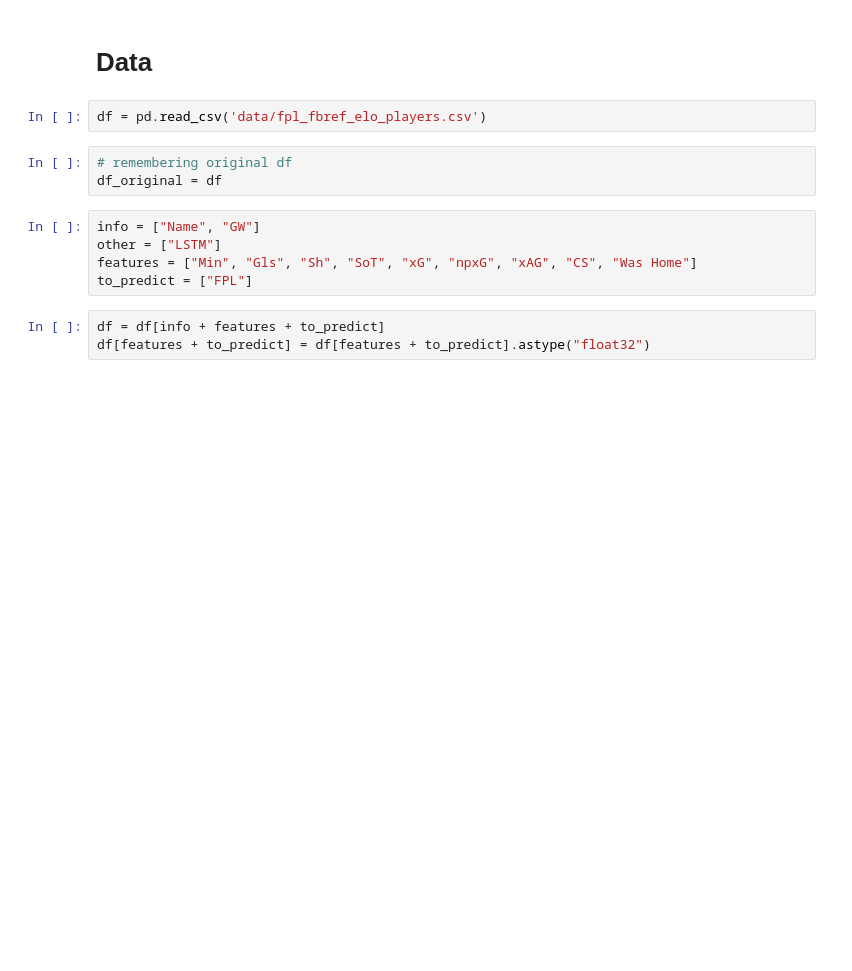
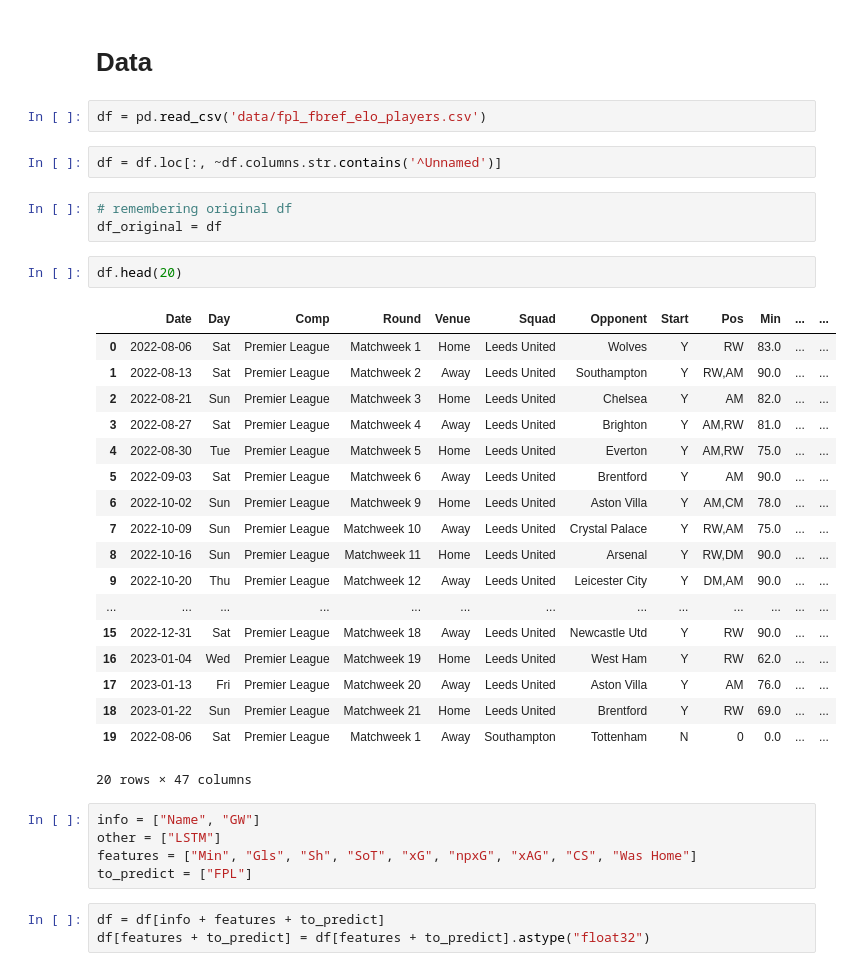
Before and after one commit to Fran3x/FPL_Model, a Jupyter notebook: notebooks/LSTM_test.ipynb, the cells around one changed output. Saved outputs shown, nothing was run; the diff lists cells and outputs as text; blank space fills up the shorter version.

```diff
--- a/notebooks/LSTM_test.ipynb
+++ b/notebooks/LSTM_test.ipynb
@@ -40,9 +43,32 @@ set_all_seeds(42)
 # Data
 # %%
 df = pd.read_csv('data/fpl_fbref_elo_players.csv')
+# %%
+df = df.loc[:, ~df.columns.str.contains('^Unnamed')]
 # %%
 # remembering original df
 df_original = df
+# %%
+df.head(20)
+# %% [output]
+|  | Date | Day | Comp | Round | Venue | Squad | Opponent | Start | Pos | Min | ... | ... |
+| 0 | 2022-08-06 | Sat | Premier League | Matchweek 1 | Home | Leeds United | Wolves | Y | RW | 83.0 | ... | ... |
+| 1 | 2022-08-13 | Sat | Premier League | Matchweek 2 | Away | Leeds United | Southampton | Y | RW,AM | 90.0 | ... | ... |
+| 2 | 2022-08-21 | Sun | Premier League | Matchweek 3 | Home | Leeds United | Chelsea | Y | AM | 82.0 | ... | ... |
+| 3 | 2022-08-27 | Sat | Premier League | Matchweek 4 | Away | Leeds United | Brighton | Y | AM,RW | 81.0 | ... | ... |
+| 4 | 2022-08-30 | Tue | Premier League | Matchweek 5 | Home | Leeds United | Everton | Y | AM,RW | 75.0 | ... | ... |
+| 5 | 2022-09-03 | Sat | Premier League | Matchweek 6 | Away | Leeds United | Brentford | Y | AM | 90.0 | ... | ... |
+| 6 | 2022-10-02 | Sun | Premier League | Matchweek 9 | Home | Leeds United | Aston Villa | Y | AM,CM | 78.0 | ... | ... |
+| 7 | 2022-10-09 | Sun | Premier League | Matchweek 10 | Away | Leeds United | Crystal Palace | Y | RW,AM | 75.0 | ... | ... |
+| 8 | 2022-10-16 | Sun | Premier League | Matchweek 11 | Home | Leeds United | Arsenal | Y | RW,DM | 90.0 | ... | ... |
+| 9 | 2022-10-20 | Thu | Premier League | Matchweek 12 | Away | Leeds United | Leicester City | Y | DM,AM | 90.0 | ... | ... |
+| ... | ... | ... | ... | ... | ... | ... | ... | ... | ... | ... | ... | ... |
+| 15 | 2022-12-31 | Sat | Premier League | Matchweek 18 | Away | Leeds United | Newcastle Utd | Y | RW | 90.0 | ... | ... |
+| 16 | 2023-01-04 | Wed | Premier League | Matchweek 19 | Home | Leeds United | West Ham | Y | RW | 62.0 | ... | ... |
+| 17 | 2023-01-13 | Fri | Premier League | Matchweek 20 | Away | Leeds United | Aston Villa | Y | AM | 76.0 | ... | ... |
+| 18 | 2023-01-22 | Sun | Premier League | Matchweek 21 | Home | Leeds United | Brentford | Y | RW | 69.0 | ... | ... |
+| 19 | 2022-08-06 | Sat | Premier League | Matchweek 1 | Away | Southampton | Tottenham | N | 0 | 0.0 | ... | ... |
+20 rows × 47 columns
 # %%
 info = ["Name", "GW"]
 other = ["LSTM"]
```
Also changed, not shown: parts of 18 cells of this notebook, 10 other files.
